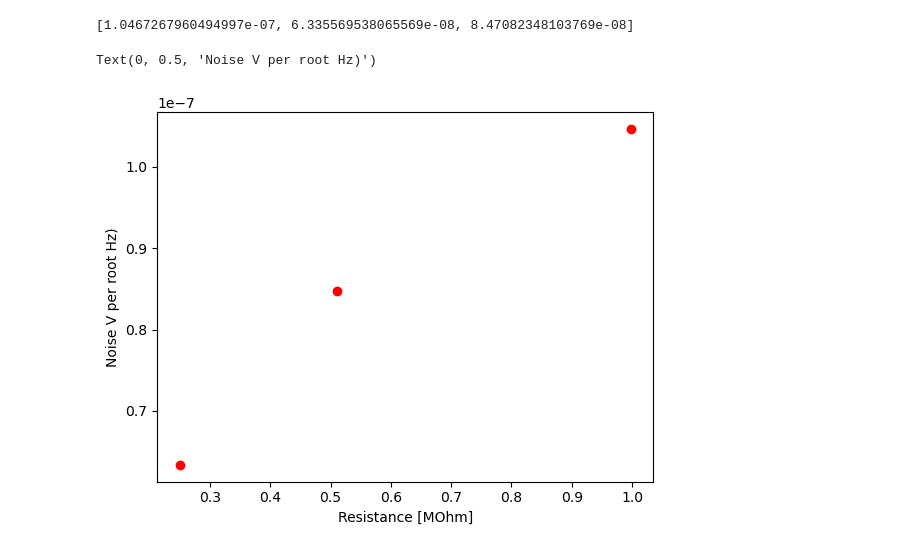
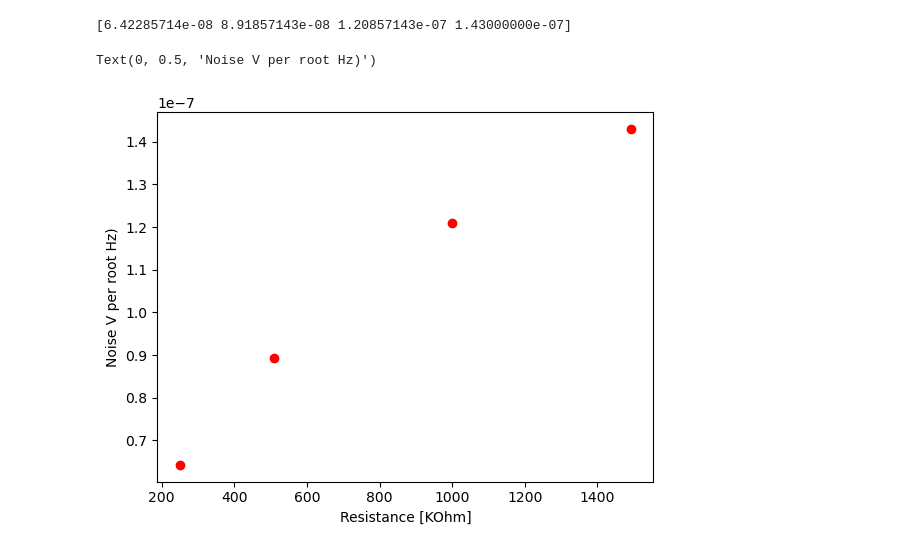
Before and after one commit to JackMacaulay/Advanced-Engineering-Physics-Lab, a Jupyter notebook: Electrical_Noise/sensitivity_plotting.ipynb, the cells around one changed output. Drawn from its saved outputs; the diff is of its cells as text; code cells hidden in the pictures.

```diff
--- a/Electrical_Noise/sensitivity_plotting.ipynb
+++ b/Electrical_Noise/sensitivity_plotting.ipynb
@@ -5,11 +5,11 @@ import numpy as np
 import matplotlib.pyplot as plt
 
 # Specify the folder path where the data files are located
-folder_path = r"Jan_25_Resistor_Sweep"
+folder_path = r"Jan_30_Clean_Data"
 
 # Get a list of all CSV files in the folder
 csv_files = [file for file in os.listdir(folder_path) if file.endswith(".csv")]
-termiator_noise_file = "Jan_25_412_10uV_10ms_0Ohms_50OhmMetal.csv"
+termiator_noise_file = "Jan_30_338_50Ohm_Metal.csv"
 
 file_path = os.path.join(folder_path, termiator_noise_file)
 df = pd.read_csv(file_path)
@@ -27,9 +27,9 @@ for file in csv_files:
         x_values = df['Frequency (Hz) - Plot 0']
         y_values = df['X noise (V per root Hz) - Plot 0']
 
-        y_values = np.sqrt(y_values**2 - terminator_noise_data**2)
+        #y_values = np.sqrt(y_values**2 - terminator_noise_data**2)
 
-        avg_values.append(np.average(y_values[12:32]))
+        avg_values.append(np.average(y_values[15:22]))
 
         plt.loglog(x_values, y_values, label=f'Data from {file}')
 
@@ -45,6 +45,6 @@ plt.grid(True, which='both', linestyle='--', linewidth=0.5)
 plt.xscale('log')
 plt.yscale('log')
 
-plt.xlim(100,10000)
+plt.xlim(200,1600)
 plt.show()
 # %% [output]
@@ -52,11 +52,16 @@ plt.show()
 # %%
-avg_values
+avg_values = np.array(avg_values)
+avg_values = np.sort(avg_values)
-# %% [output]
-[1.0467267960494997e-07, 6.335569538065569e-08, 8.47082348103769e-08]
+# %%
+print(avg_values)
+# %% [output]
+[6.42285714e-08 8.91857143e-08 1.20857143e-07 1.43000000e-07]
 # %%
-plt.plot([0.998,0.250,0.510],avg_values,'ro')
-plt.xlabel("Resistance [MOhm]")
+resistances = [250,510,998,1492]
+
+plt.plot(resistances,avg_values,'ro')
+plt.xlabel("Resistance [KOhm]")
 plt.ylabel("Noise V per root Hz)")
 # %% [output]
 Text(0, 0.5, 'Noise V per root Hz)')
-[figure, old version]
+[figure, new version]
```
Also changed, not shown: parts of 2 cells of this notebook.
